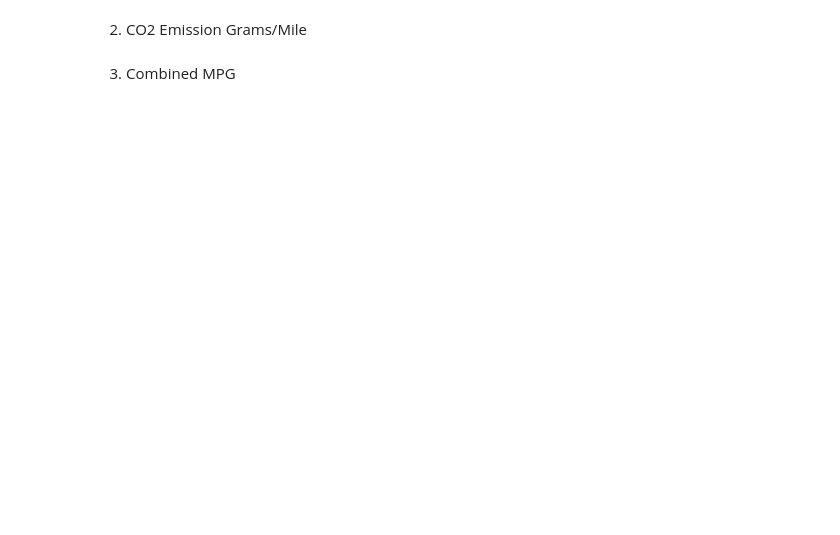
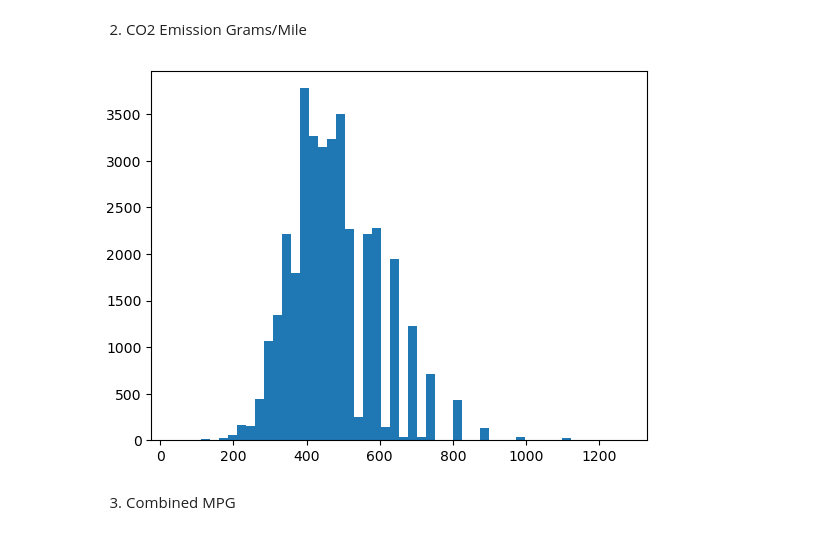
Before and after one commit to Ironhack-Data-Madrid-Abril-2023/6.1-lab_continuous_probability_distributions, a Jupyter notebook: your-code/main.ipynb, the cells around one changed output. Cells and saved outputs as stored; diff of their text form; code cells hidden in the pictures; blank space fills up the shorter version.

```diff
--- a/your-code/main.ipynb
+++ b/your-code/main.ipynb
@@ -136,3 +143,10 @@ Then plot the histograms for the following variables:
+# %%
+# your code here
+plt.hist(vehicles['CO2 Emission Grams/Mile'], bins=50)
+
+plt.show()
+# %% [output]
+[figure, added]
 # %% [markdown]
 3. Combined MPG
 # %%
```
Also changed, not shown: parts of 4 cells of this notebook.
